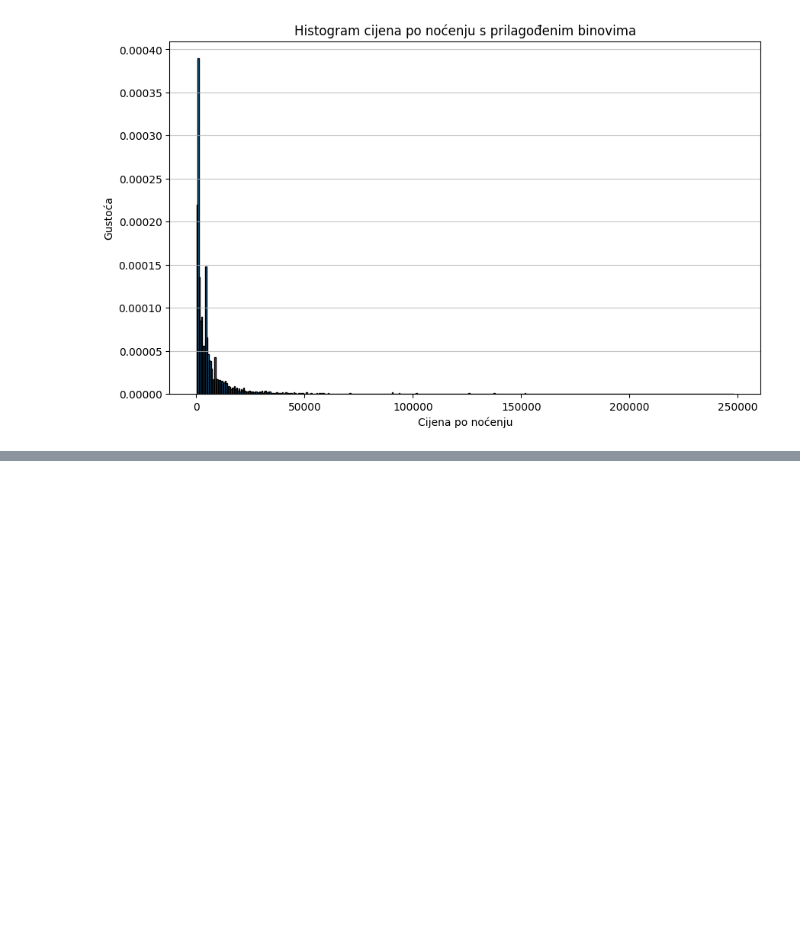
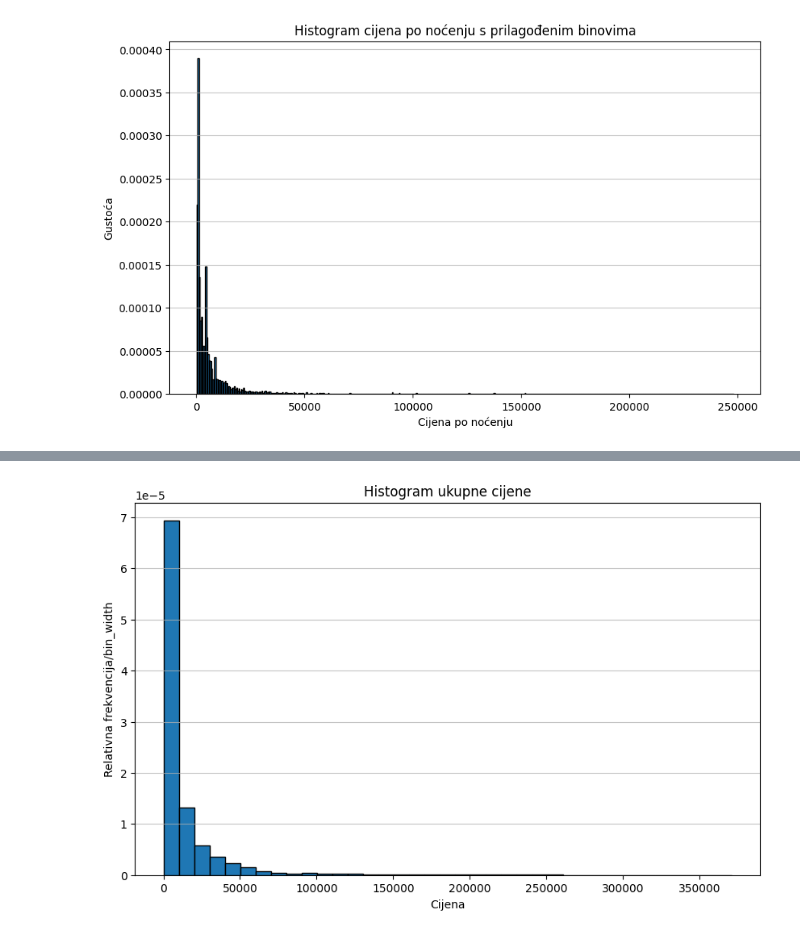
Before and after one commit to Matija-Kukic/lumen, a Jupyter notebook: data_process/train_processing_Tina/train_general_analysis.ipynb, the cells around one changed output, grey strips where cells are left out. Cells and saved outputs as stored; diff of their text form; code cells hidden in the pictures; blank space fills up the shorter version.

```diff
--- a/data_process/train_processing_Tina/train_general_analysis.ipynb
+++ b/data_process/train_processing_Tina/train_general_analysis.ipynb
@@ -209,0 +241,2 @@ SyntaxError: invalid syntax. Perhaps you forgot a comma? (3390217831.py, line 1)
+# %%
+df_clean_total_price = df.dropna(subset=['total_price'])
@@ -209,0 +247,15 @@ SyntaxError: invalid syntax. Perhaps you forgot a comma? (3390217831.py, line 1)
+# %%
+len = df_clean_total_price['total_price'].max()-df_clean_total_price['total_price'].min()
+bin_width = 10000
+bin_number = round(len / bin_width)
+plt.figure(figsize=(10, 6))
+plt.hist(df_clean_total_price['total_price'], bins=bin_number, density=True, edgecolor='black')
+plt.title('Histogram ukupne cijene')
+plt.xlabel('Cijena')
+plt.ylabel('Relativna frekvencija/bin_width')
+plt.grid(axis='y', alpha=0.75)
+
+# Prikazujemo grafikon
+plt.show()
+# %% [output]
+[figure, added]
```
Also changed, not shown: parts of 6 cells of this notebook.
